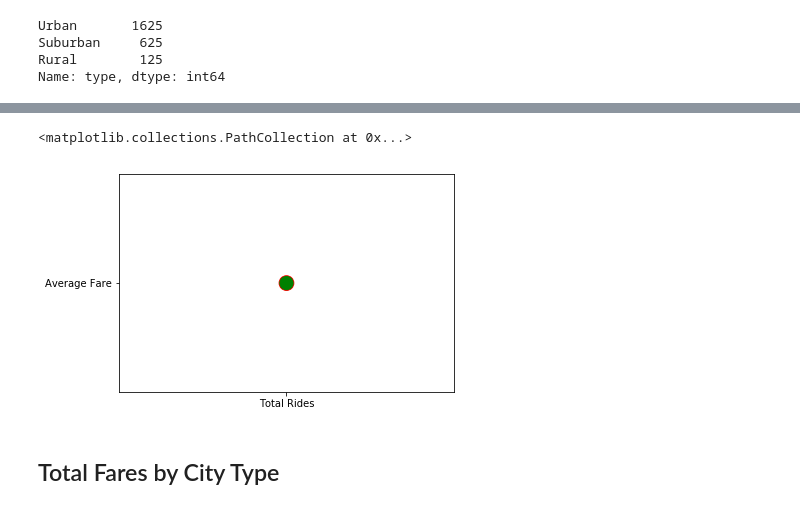
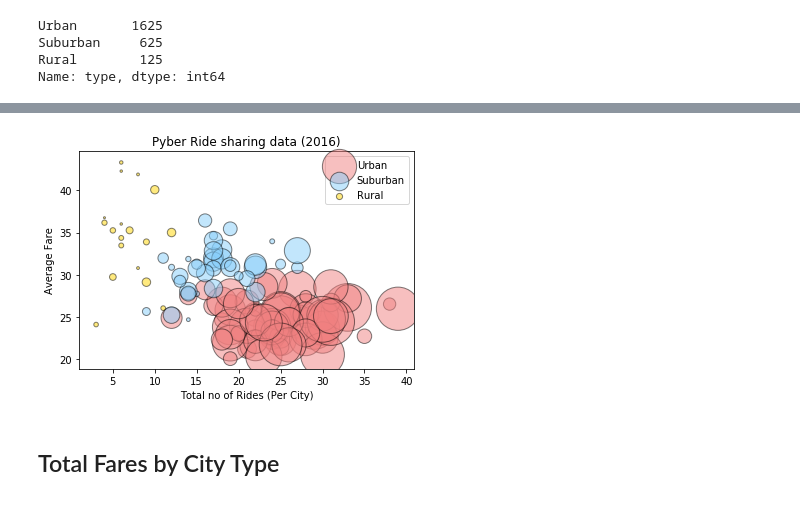
Before and after one commit to usn1485/MatPlotLibHomework, a Jupyter notebook: Instructions/Pyber/pyber_starter.ipynb, the cells around one changed output, grey strips where cells are left out. Saved outputs shown, nothing was run; the diff lists cells and outputs as text; code cells hidden in the pictures.

```diff
--- a/Instructions/Pyber/pyber_starter.ipynb
+++ b/Instructions/Pyber/pyber_starter.ipynb
@@ -49,15 +49,20 @@ Suburban     625
 Rural        125
 Name: type, dtype: int64
 # %%
+
 city_type=combined_city_ride_df.groupby(['type','city'])
 
 Ave_fare=round(city_type['fare'].mean(),2)
 TotalRides=city_type['ride_id'].count()
 TotalDrivers=city_type['driver_count'].sum()
+Totalfare_byCityType=city_type['fare'].sum()
 
-city_ride_df = pd.DataFrame({"Average Fare":Ave_fare,
+
+city_ride_df = pd.DataFrame({"Total Fare":Totalfare_byCityType,"Average Fare":Ave_fare,
                              "Total Rides":TotalRides,
                              "Total Drivers":TotalDrivers})
 
 
 city_ride_df=city_ride_df.reset_index()
+city_ride_df.head()
+#city_ride_df.tail()
@@ -92,11 +84,19 @@ plt.show()
-# %%
-plt.scatter(x='Total Rides',y='Average Fare',s=urban_df['Total Drivers'],color='r')
-plt.scatter(x='Total Rides',y='Average Fare',s=suburban_df['Total Drivers'],color='g')
-#rural=plt.scatter(x='Total Rides',y='Average Fare',s=rural_df['Total Drivers'],color='b')
-#plt.scatter(x='Total Rides',y='Average Fare',s=urban_df['Total Drivers'],color='r')
-#plt.legend((urban, suburban, rural), ("Urban", "Suburban", "Rural"), loc="best")
-# %% [output]
-<matplotlib.collections.PathCollection at 0x...>
-[figure, removed]
+# %%
+# Show plot
+plt.scatter(urban_df["Total Rides"],urban_df["Average Fare"], s=urban_df['Total Drivers'],
+            marker ='o', facecolors ="lightcoral", edgecolors='black',alpha = 0.5, label="Urban")
+plt.scatter(suburban_df["Total Rides"],suburban_df["Average Fare"], s=suburban_df['Total Drivers'],
+            marker ='o', facecolors ="lightskyblue", edgecolors='black',alpha = 0.5, label="Suburban")
+plt.scatter(rural_df["Total Rides"],rural_df["Average Fare"], s=rural_df['Total Drivers'],
+            marker ='o', facecolors ="gold", edgecolors='black',alpha = 0.5, label="Rural")
+
+plt.legend(loc="best")
+
+plt.title("Pyber Ride sharing data (2016)")
+plt.xlabel("Total no of Rides (Per City)")
+plt.ylabel("Average Fare")
+plt.show()
+# %% [output]
+[figure, added]
 # %% [markdown]
 ## Total Fares by City Type
```
Also changed, not shown: parts of 8 cells of this notebook, 1 other file.
